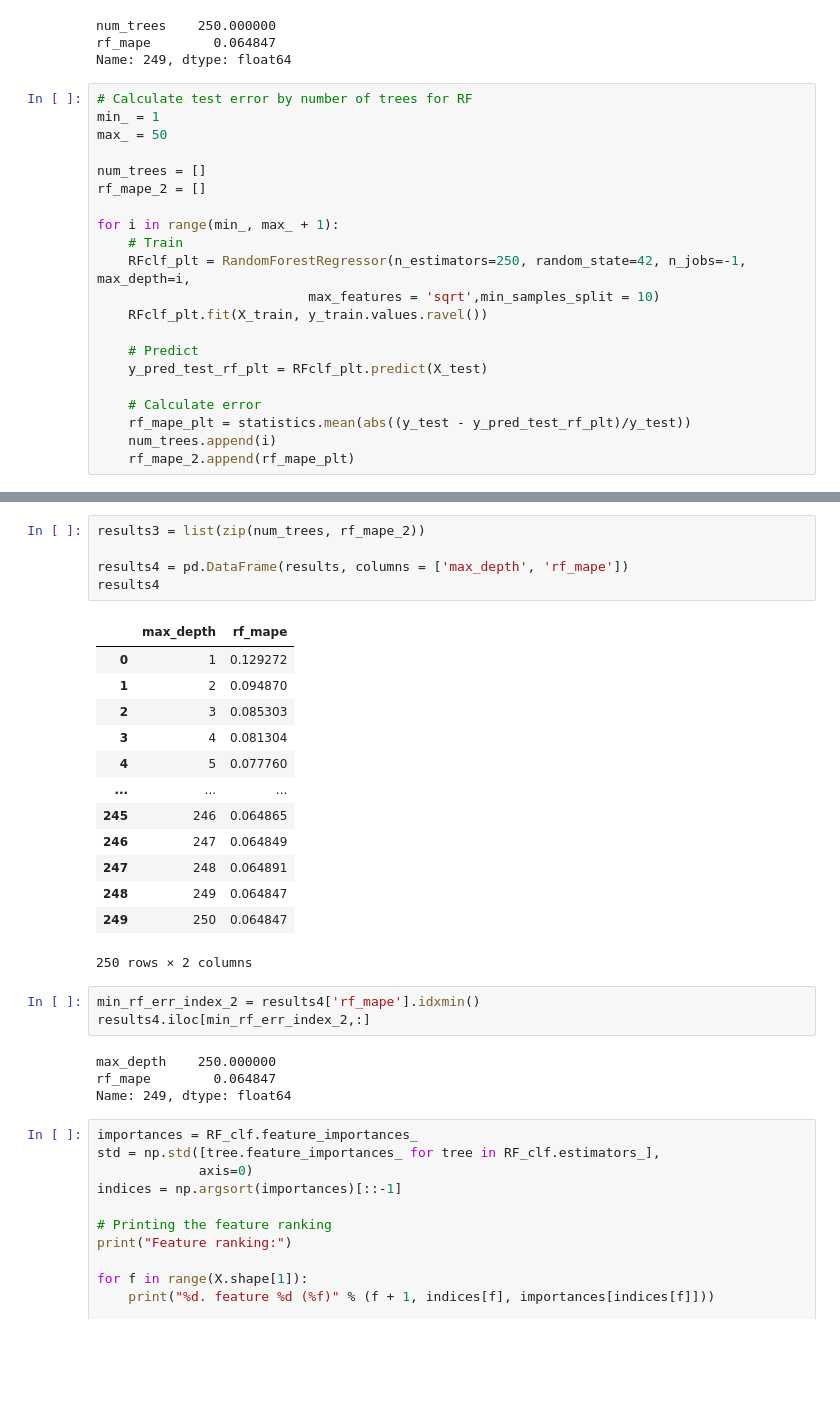
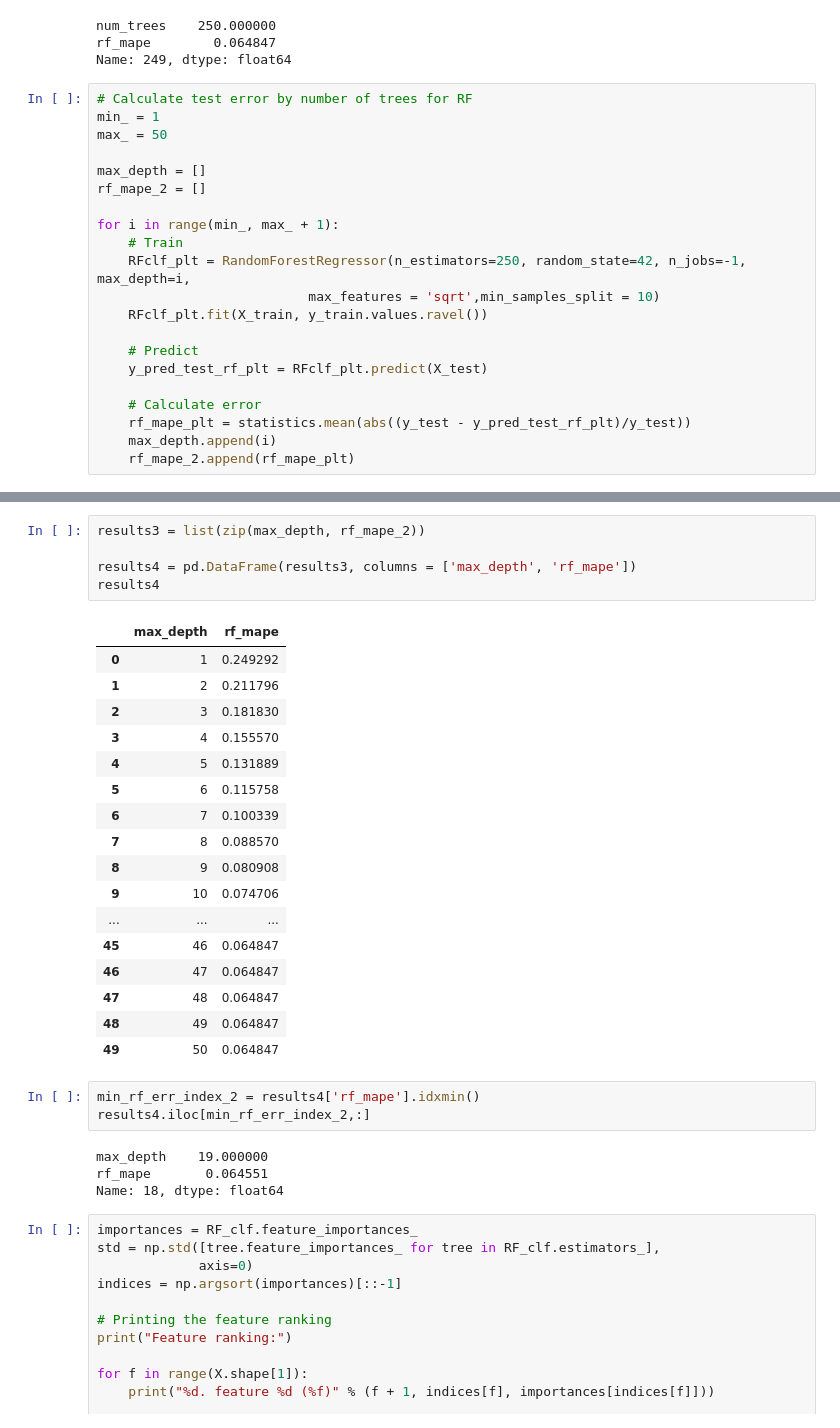
Before and after one commit to harryzyz/ISYE6740GroupProject, a Jupyter notebook: MadisonModeling.ipynb, the cells around one changed output, grey strips where cells are left out. Saved outputs shown, nothing was run; the diff lists cells and outputs as text; blank space fills up the shorter version.

```diff
--- a/MadisonModeling.ipynb
+++ b/MadisonModeling.ipynb
@@ -218,7 +227,7 @@ Name: 249, dtype: float64
 min_ = 1
 max_ = 50
 
-num_trees = []
+max_depth = []
 rf_mape_2 = []
 
 for i in range(min_, max_ + 1):
@@ -232,7 +241,7 @@ for i in range(min_, max_ + 1):
 
     # Calculate error
     rf_mape_plt = statistics.mean(abs((y_test - y_pred_test_rf_plt)/y_test))
-    num_trees.append(i)
+    max_depth.append(i)
     rf_mape_2.append(rf_mape_plt)
 # %%
 # Plot test error by number of trees for RF vs CART error
@@ -244,31 +253,35 @@ plt.xlabel('Max Depth')
 Text(0.5, 0, 'Max Depth')
 [figure]
 # %%
-results3 = list(zip(num_trees, rf_mape_2))
+results3 = list(zip(max_depth, rf_mape_2))
 
-results4 = pd.DataFrame(results, columns = ['max_depth', 'rf_mape'])
+results4 = pd.DataFrame(results3, columns = ['max_depth', 'rf_mape'])
 results4
 # %% [output]
 |  | max_depth | rf_mape |
-| 0 | 1 | 0.129272 |
-| 1 | 2 | 0.094870 |
-| 2 | 3 | 0.085303 |
-| 3 | 4 | 0.081304 |
-| 4 | 5 | 0.077760 |
+| 0 | 1 | 0.249292 |
+| 1 | 2 | 0.211796 |
+| 2 | 3 | 0.181830 |
+| 3 | 4 | 0.155570 |
+| 4 | 5 | 0.131889 |
+| 5 | 6 | 0.115758 |
+| 6 | 7 | 0.100339 |
+| 7 | 8 | 0.088570 |
+| 8 | 9 | 0.080908 |
+| 9 | 10 | 0.074706 |
 | ... | ... | ... |
-| 245 | 246 | 0.064865 |
-| 246 | 247 | 0.064849 |
-| 247 | 248 | 0.064891 |
-| 248 | 249 | 0.064847 |
-| 249 | 250 | 0.064847 |
+| 45 | 46 | 0.064847 |
+| 46 | 47 | 0.064847 |
+| 47 | 48 | 0.064847 |
+| 48 | 49 | 0.064847 |
+| 49 | 50 | 0.064847 |
-250 rows × 2 columns
 # %%
 min_rf_err_index_2 = results4['rf_mape'].idxmin()
 results4.iloc[min_rf_err_index_2,:]
 # %% [output]
-max_depth    250.000000
-rf_mape        0.064847
-Name: 249, dtype: float64
+max_depth    19.000000
+rf_mape       0.064551
+Name: 18, dtype: float64
 # %%
 importances = RF_clf.feature_importances_
 std = np.std([tree.feature_importances_ for tree in RF_clf.estimators_],
```
Also changed, not shown: parts of 12 cells of this notebook, 1 other file.
